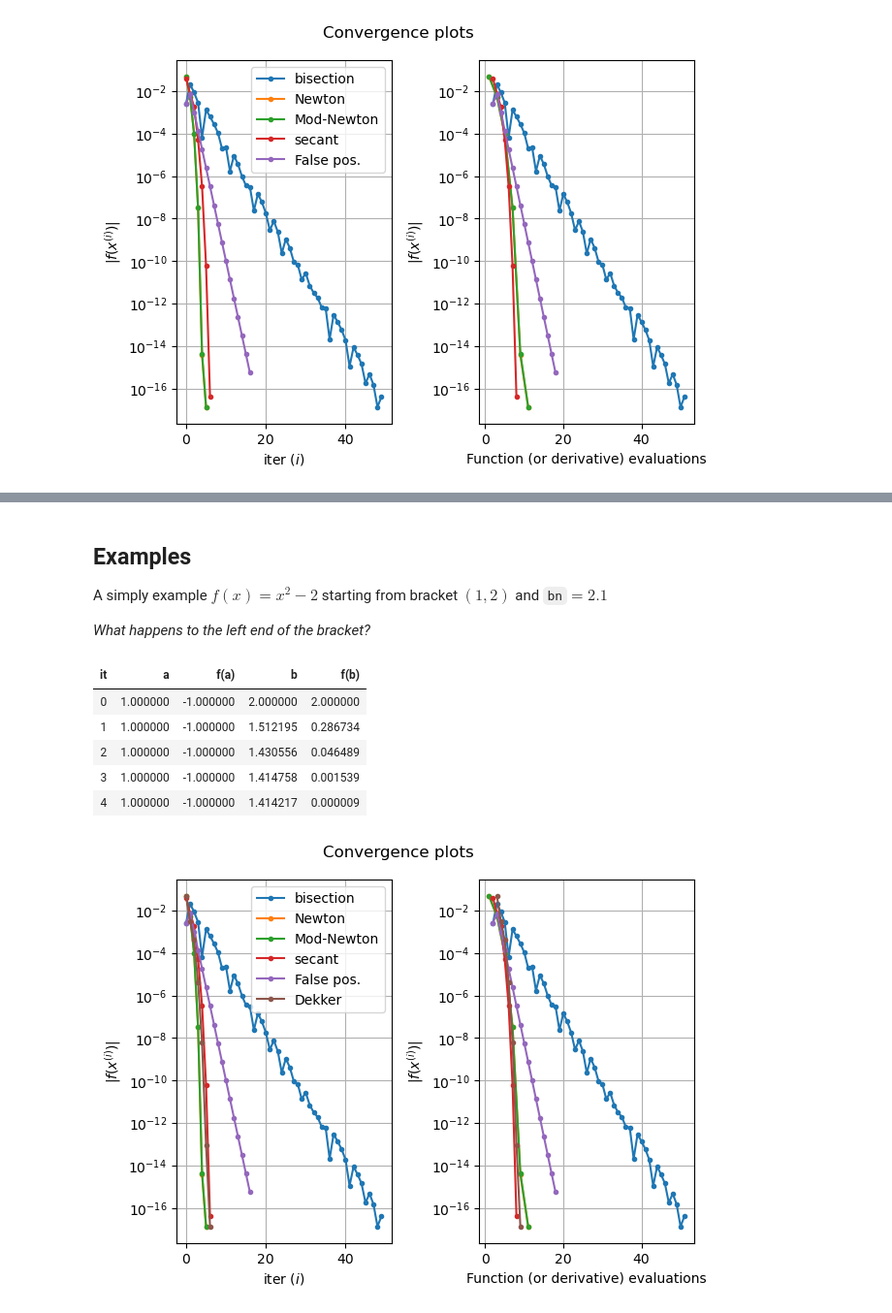
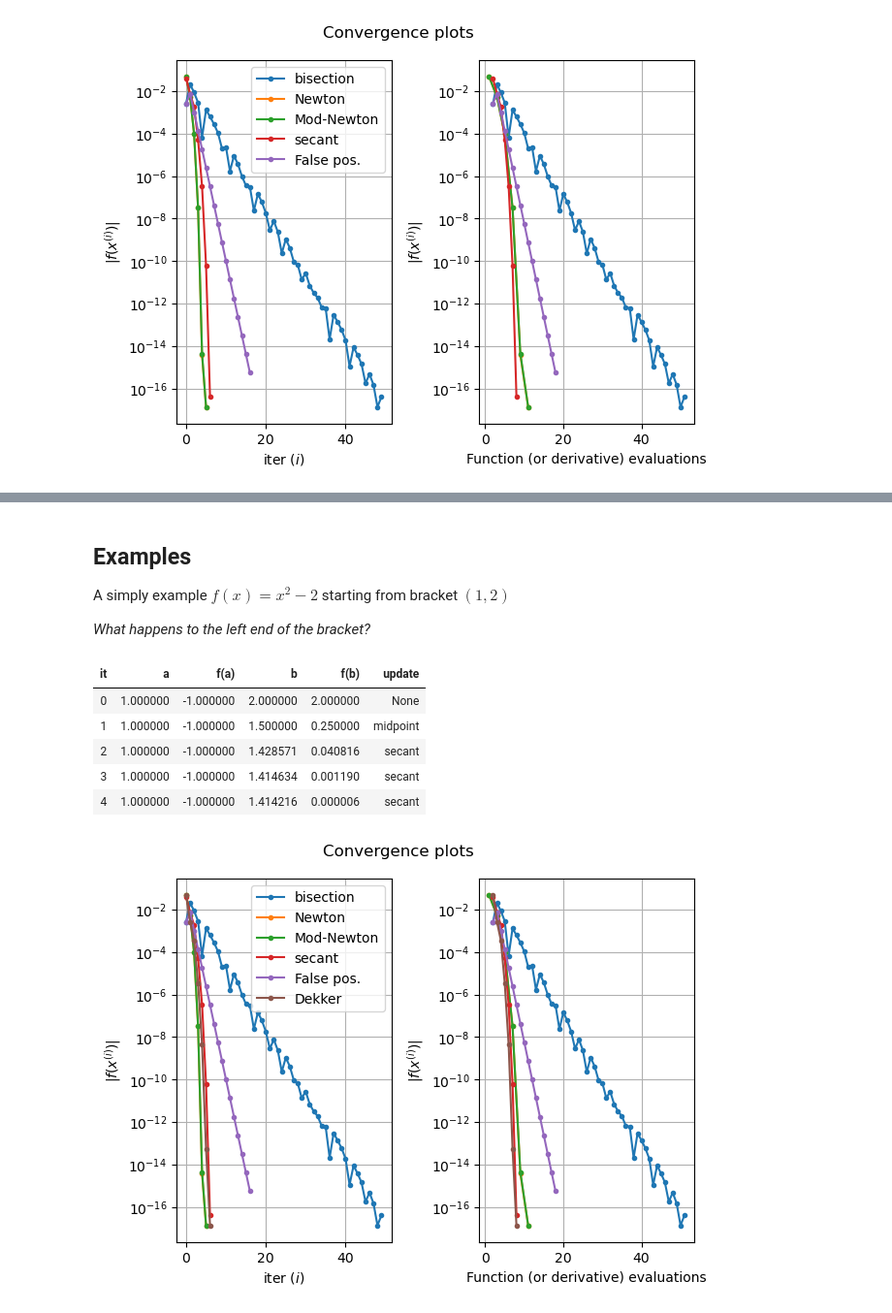
Before and after one commit to uol-soc-teachingrepos/COMP2421-Numerical-Computation, a Jupyter notebook: lec/lec18_.ipynb, the cells around one changed output, grey strips where cells are left out. Shown at 97% size. Drawn from its saved outputs; the diff is of its cells as text; code cells hidden in the pictures.

```diff
--- a/lec/lec18_.ipynb
+++ b/lec/lec18_.ipynb
@@ -413,0 +419,5 @@ def dekker(func, a, b, bn, tol=1.0e-10):
+# %%
+def secant_update(func, x, xn):
+    return x - func(x) * (x - xn) / (func(x) - func(xn))
+def midpoint_update(func, xL, xR):
+    return (xL + xR)/2
@@ -440,11 +503,11 @@ def dekker(func, a, b, bn, tol=1.0e-10):
 # %%
-def update_a(func, a, b, bn):
-    # set a to be either a or b so that f(a)*f(b) < 0
+def update_a(func, a, b, c):
+    # set a to be either a or c so that f(a)*f(b) < 0
     if func(a) * func(b) < 0:
         # (a, b) form a bracket: a <- a
         return a
-    elif func(bn) * func(b) < 0:
-        # (bn, b) form a bracket: a <- bn
-        return b
+    elif func(c) * func(b) < 0:
+        # (c, b) form a bracket: a <- c
+        return c
     else:
         raise Exception("No bracket found")
@@ -477,7 +523,7 @@ def best_ab(func, a, b):
 # %% [markdown]
 ## Examples
 
-A simply example $f(x) = x^2 - 2$ starting from bracket $(1, 2)$ and `bn`$=2.1$
+A simply example $f(x) = x^2 - 2$ starting from bracket $(1, 2)$
 
 *What happens to the left end of the bracket?*
 # %%
@@ -514,16 +571,16 @@ def dekker(func, a, b, bn, tol=1.0e-10):
     return df.style.hide_index()
 # %%
 def f(x):
-    return x*x - 2.0
+    return x*x-2
 
-dekker(f, a=1.0, b=2.0, bn=2.1, tol=1.0e-4)
+dekker(f, a=1.0, b=2.0, tol=1.0e-4)
 # %% [output]
-| it | a | f(a) | b | f(b) |
-| 0 | 1.000000 | -1.000000 | 2.000000 | 2.000000 |
-| 1 | 1.000000 | -1.000000 | 1.512195 | 0.286734 |
-| 2 | 1.000000 | -1.000000 | 1.430556 | 0.046489 |
-| 3 | 1.000000 | -1.000000 | 1.414758 | 0.001539 |
-| 4 | 1.000000 | -1.000000 | 1.414217 | 0.000009 |
+| it | a | f(a) | b | f(b) | update |
+| 0 | 1.000000 | -1.000000 | 2.000000 | 2.000000 | None |
+| 1 | 1.000000 | -1.000000 | 1.500000 | 0.250000 | midpoint |
+| 2 | 1.000000 | -1.000000 | 1.428571 | 0.040816 | secant |
+| 3 | 1.000000 | -1.000000 | 1.414634 | 0.001190 | secant |
+| 4 | 1.000000 | -1.000000 | 1.414216 | 0.000006 | secant |
 # %%
 def f(x):
     t = 0.1
@@ -660,28 +717,29 @@ def false_position(func, a, b, tol=1.0e-10):
 
     return rets, feval
 
-def dekker(func, a, b, bn, tol=1.0e-10):
+def dekker(func, a, b, tol=1.0e-10):
     rets = [b]
-    fevals = [3]
+    fevals = [2]
+
+    # start at old b at a
+    bn = a
 
     while abs(f(b)) > tol:
-        # store previous iterate
-        bold = b
+        # generate two possible estimates
+        m = midpoint_update(func, a, b)
+        try:
+            s = secant_update(func, b, bn)
+        except ZeroDivisionError:
+            s = m
 
-        # generate two possible estimates
-        s, m = generate_estimates(func, a, b, bn)
-
-        # choose best b
-        b = update_b(bn, s, m)
+        # choose best b and update bn
+        (update, b), bn = update_b(b, s, m), b
 
         # choose a to form a bracket
         a = update_a(func, a, b, bn)
 
         # choose best value for iteration from a and b
         a, b = best_ab(func, a, b)
-
-        # update old values of b
-        bn = bold
 
         rets.append(b)
         fevals.append(fevals[-1] + 1)
@@ -694,38 +752,38 @@ newton_rets, newton_fevals = newton(f, df, x0=1.0, tol=tol)
 modified_rets, modified_fevals = modified_newton(f, x0=1.0, tol=tol)
 secant_rets, secant_fevals = secant(f, x0=1.0, x1=0.5, tol=tol)
 false_rets, false_fevals = false_position(f, 0.5, 1.0, tol=tol)
-dekker_rets, dekker_fevals = dekker(f, a=0.5, b=1.0, bn=0.9, tol=tol)
+dekker_rets, dekker_fevals = dekker(f, a=0.5, b=1.0, tol=tol)
 
 fig, (ax1, ax2) = plt.subplots(1, 2)
 fig.suptitle("Convergence plots")
 
 ax1.semilogy([abs(f(x)) for x in bisection_rets], '.-', label='bisection')
 ax1.semilogy([abs(f(x)) for x in newton_rets], '.-',  label='Newton')
 ax1.semilogy([abs(f(x)) for x in modified_rets], '.-',  label='Mod-Newton')
 ax1.semilogy([abs(f(x)) for x in secant_rets], '.-',  label='secant')
 ax1.semilogy([abs(f(x)) for x in false_rets], '.-',  label='False pos.')
 ax1.semilogy([abs(f(x)) for x in dekker_rets], '.-',  label='Dekker')
 
 ax1.set_xlabel('iter ($i$)')
 ax1.set_ylabel('$|f(x^{(i)})|$')
 ax1.grid()
 ax1.legend()
 
 ax2.semilogy(bisection_fevals, [abs(f(x)) for x in bisection_rets], '.-', label='bisection')
 ax2.semilogy(newton_fevals, [abs(f(x)) for x in newton_rets], '.-',  label='Newton')
 ax2.semilogy(modified_fevals, [abs(f(x)) for x in modified_rets], '.-',  label='Mod-Newton')
 ax2.semilogy(secant_fevals, [abs(f(x)) for x in secant_rets], '.-',  label='secant')
 ax2.semilogy(false_fevals, [abs(f(x)) for x in false_rets], '.-',  label='False pos.')
 ax2.semilogy(dekker_fevals, [abs(f(x)) for x in dekker_rets], '.-',  label='Dekker')
 
 ax2.set_xlabel('Function (or derivative) evaluations')
 ax2.set_ylabel('$|f(x^{(i)})|$')
 ax2.grid()
 
 plt.tight_layout()
 plt.show()
 # %% [output]
-[figure, old version]
+[figure, new version]
 # %% [markdown]
 ## Summary
 
```
Also changed, not shown: parts of 15 cells of this notebook.
